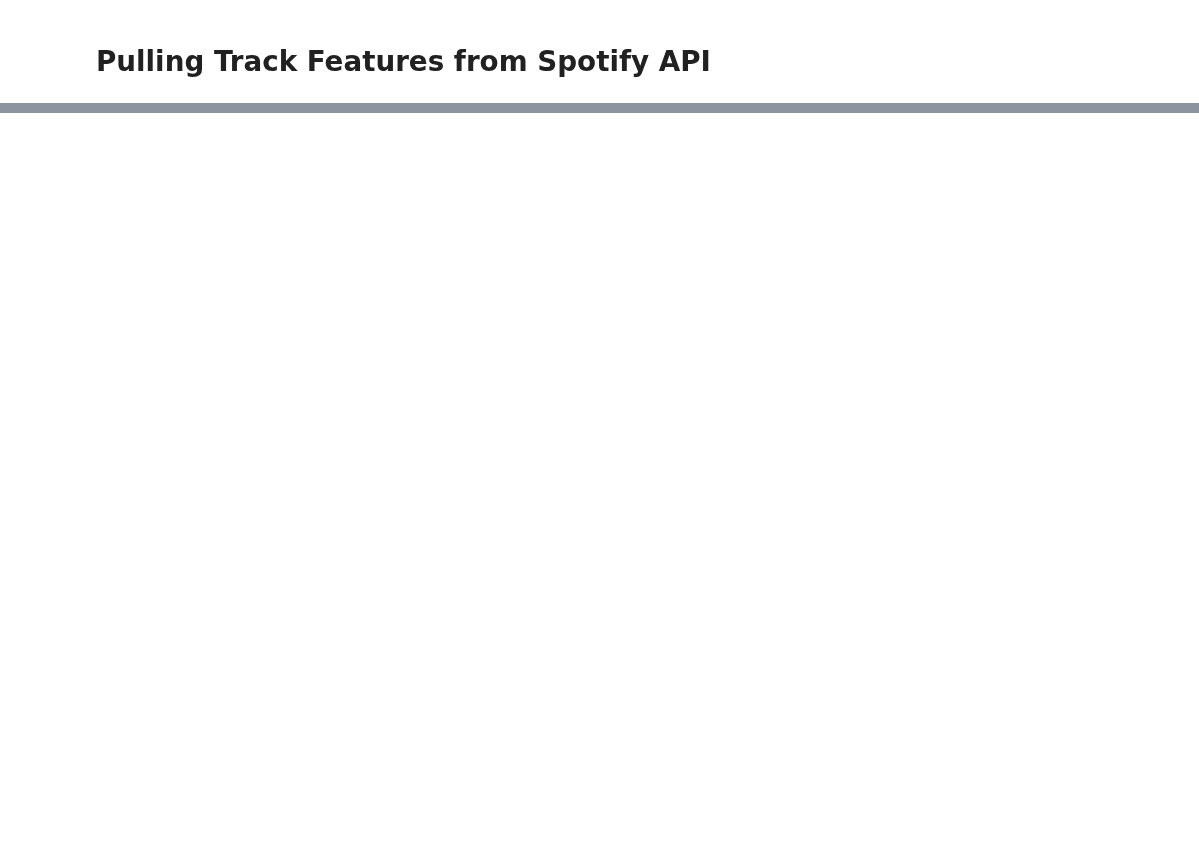
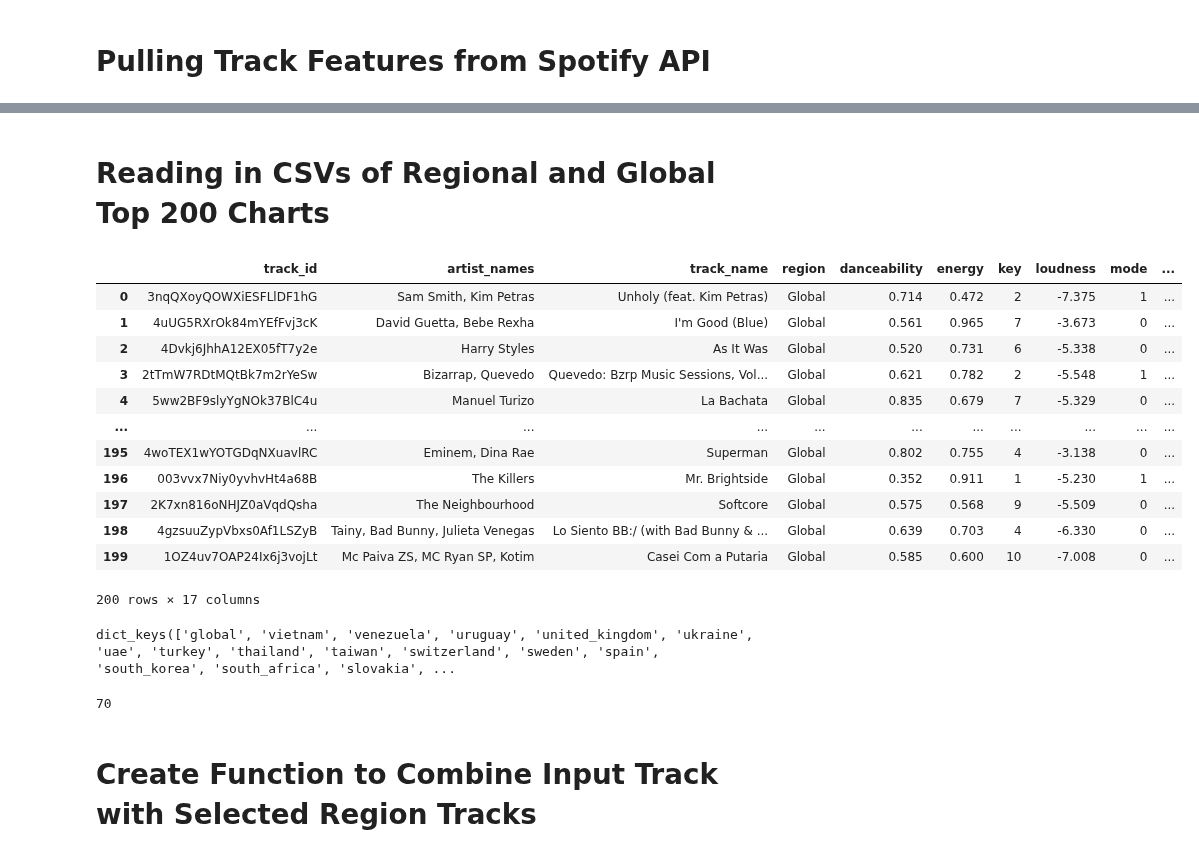
Before and after one commit to Flores-Kevin/rage-against-machine-learning, a Jupyter notebook: working_code.ipynb, the cells around one changed output, grey strips where cells are left out. Drawn from its saved outputs; the diff is of its cells as text; code cells hidden in the pictures; blank space fills up the shorter version.

```diff
--- a/working_code.ipynb
+++ b/working_code.ipynb
@@ -3918,0 +157,62 @@ KeyError: 'danceability'
+# %% [markdown]
+# Reading in CSVs of Regional and Global Top 200 Charts
+# %%
+#import CSVs created in "pulling_chart_track_features.ipynb" and save as individual dfs
+features_csv_list = {"global":"global_df.csv", "vietnam":"vietnam_df.csv","venezuela":"venezuela_df.csv",
+"uruguay":"uruguay_df.csv","united_kingdom":"united_kingdom_df.csv","ukraine":"ukraine_df.csv",
+"uae":"uae_df.csv","turkey":"turkey_df.csv","thailand":"thailand_df.csv",
+"taiwan":"taiwan_df.csv","switzerland":"switzerland_df.csv","sweden":"sweden_df.csv",
+"spain":"spain_df.csv","south_korea":"south_korea_df.csv","south_africa":"south_africa_df.csv",
+"slovakia":"slovakia_df.csv","singapore":"singapore_df.csv","saudi_arabia":"saudi_arabia_df.csv",
+"romania":"romania_df.csv","portugal":"portugal_df.csv","poland":"poland_df.csv",
+"philippines":"philippines_df.csv","peru":"peru_df.csv","paraguay":"paraguay_df.csv",
+"panama":"panama_df.csv","pakistan":"pakistan_df.csv","norway":"norway_df.csv",
+"nigeria":"nigeria_df.csv","nicaragua":"nicaragua_df.csv","new_zealand":"new_zealand_df.csv",
+"netherlands":"netherlands_df.csv","mexico":"mexico_df.csv",
+"malaysia":"malaysia_df.csv","luxembourg":"luxembourg_df.csv","lithuania":"lithuania_df.csv",
+"latvia":"latvia_df.csv","kazakhstan":"kazakhstan_df.csv","japan":"japan_df.csv",
+"italy":"italy_df.csv","israel":"israel_df.csv","ireland":"ireland_df.csv",
+"indonesia":"indonesia_df.csv",
+"hungary":"hungary_df.csv","hong_kong":"hong_kong_df.csv","honduras":"honduras_df.csv",
+"guatemala":"guatemala_df.csv","greece":"greece_df.csv","germany":"germany_df.csv",
+"france":"france_df.csv","finland":"finland_df.csv","estonia":"estonia_df.csv",
+"el_salvador":"el_salvador_df.csv","egypt":"egypt_df.csv","ecuador":"ecuador_df.csv",
+"dominican_republic":"dominican_republic_df.csv","denmark":"denmark_df.csv","czech_republic":"czech_republic_df.csv",
+"cyprus":"cyprus_df.csv","costa_rica":"costa_rica_df.csv","colombia":"colombia_df.csv",
+"chile":"chile_df.csv","canada":"canada_df.csv","bulgaria":"bulgaria_df.csv",
+"brazil":"brazil_df.csv","bolivia":"bolivia_df.csv","belgium":"belgium_df.csv",
+"belarus":"belarus_df.csv","austria":"austria_df.csv","australia":"australia_df.csv",
+"argentina":"argentina_df.csv"}
+# currently not working w/ api calls: "morocco":"morocco_df.csv","india":"india_df.csv","iceland":"iceland_df.csv"
+
+d = {}
+
+for key in features_csv_list:
+    d[key] = pd.read_csv(f'resources/top_chart_features/{features_csv_list[key]}')
+# %%
+d['global']
+# %% [output]
+|  | track_id | artist_names | track_name | region | danceability | energy | key | loudness | mode | ... |
+| 0 | 3nqQXoyQOWXiESFLlDF1hG | Sam Smith, Kim Petras | Unholy (feat. Kim Petras) | Global | 0.714 | 0.472 | 2 | -7.375 | 1 | ... |
+| 1 | 4uUG5RXrOk84mYEfFvj3cK | David Guetta, Bebe Rexha | I'm Good (Blue) | Global | 0.561 | 0.965 | 7 | -3.673 | 0 | ... |
+| 2 | 4Dvkj6JhhA12EX05fT7y2e | Harry Styles | As It Was | Global | 0.520 | 0.731 | 6 | -5.338 | 0 | ... |
+| 3 | 2tTmW7RDtMQtBk7m2rYeSw | Bizarrap, Quevedo | Quevedo: Bzrp Music Sessions, Vol... | Global | 0.621 | 0.782 | 2 | -5.548 | 1 | ... |
+| 4 | 5ww2BF9slyYgNOk37BlC4u | Manuel Turizo | La Bachata | Global | 0.835 | 0.679 | 7 | -5.329 | 0 | ... |
+| ... | ... | ... | ... | ... | ... | ... | ... | ... | ... | ... |
+| 195 | 4woTEX1wYOTGDqNXuavlRC | Eminem, Dina Rae | Superman | Global | 0.802 | 0.755 | 4 | -3.138 | 0 | ... |
+| 196 | 003vvx7Niy0yvhvHt4a68B | The Killers | Mr. Brightside | Global | 0.352 | 0.911 | 1 | -5.230 | 1 | ... |
+| 197 | 2K7xn816oNHJZ0aVqdQsha | The Neighbourhood | Softcore | Global | 0.575 | 0.568 | 9 | -5.509 | 0 | ... |
+| 198 | 4gzsuuZypVbxs0Af1LSZyB | Tainy, Bad Bunny, Julieta Venegas | Lo Siento BB:/ (with Bad Bunny & ... | Global | 0.639 | 0.703 | 4 | -6.330 | 0 | ... |
+| 199 | 1OZ4uv7OAP24Ix6j3vojLt | Mc Paiva ZS, MC Ryan SP, Kotim | Casei Com a Putaria | Global | 0.585 | 0.600 | 10 | -7.008 | 0 | ... |
+200 rows × 17 columns
+# %%
+regions_list = d.keys()
+regions_list
+# %% [output]
+dict_keys(['global', 'vietnam', 'venezuela', 'uruguay', 'united_kingdom', 'ukraine', 'uae', 'turkey', 'thailand', 'taiwan', 'switzerland', 'sweden', 'spain', 'south_korea', 'south_africa', 'slovakia', ...
+# %%
+len(regions_list)
+# %% [output]
+70
+# %% [markdown]
+# Create Function to Combine Input Track with Selected Region Tracks
```
Also changed, not shown: parts of 147 cells of this notebook.
